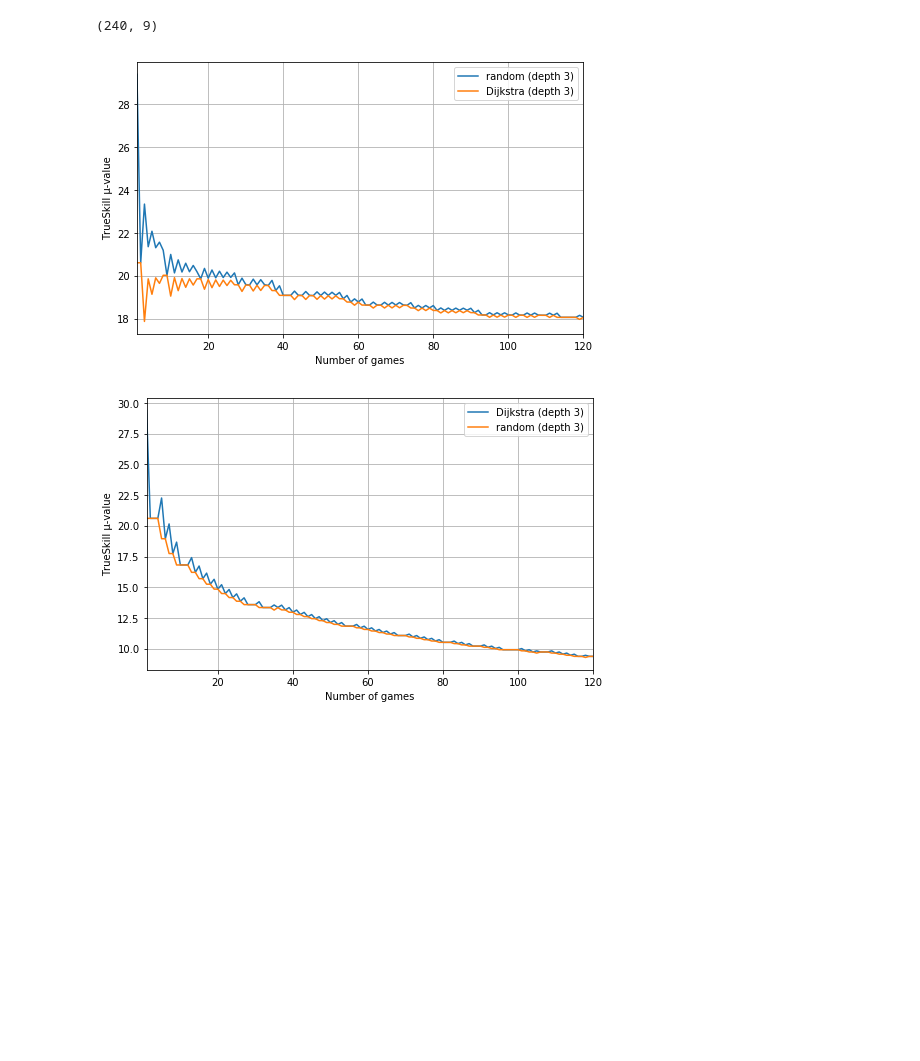
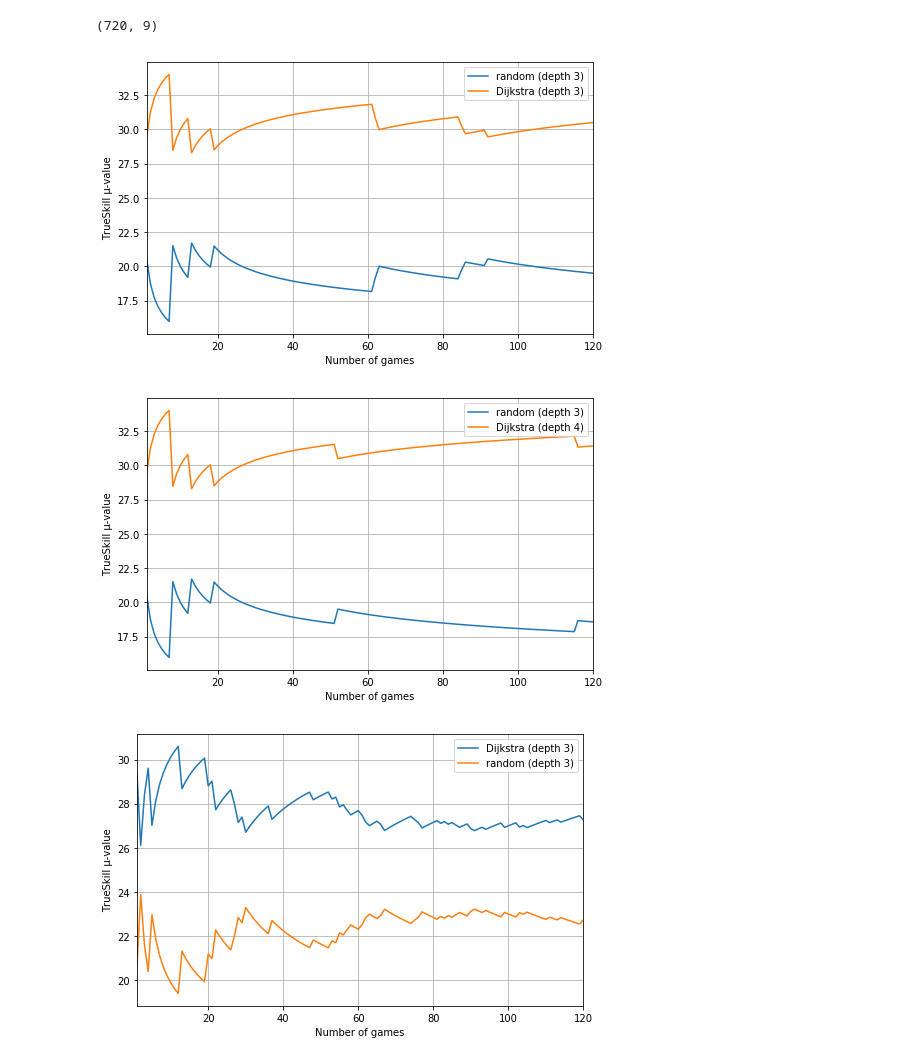
Before and after one commit to hieronx/rl, a Jupyter notebook: a1/search/plot.ipynb, the cells around one changed output. Drawn from its saved outputs; the diff is of its cells as text; code cells hidden in the pictures; blank space fills up the shorter version.

```diff
--- a/a1/search/plot.ipynb
+++ b/a1/search/plot.ipynb
@@ -7,27 +7,28 @@ import matplotlib.pyplot as plt
 import os
 import itertools
 # %%
-filename = "1582630224"
+filename = "1582632172"
 
 df = pd.read_csv("results/" + filename + ".csv", index_col=None, header=0)
 df.shape
 # %% [output]
-(240, 9)
+(720, 9)
 # %%
-players = [{ 'depth': 3, 'eval': 'random' }, { 'depth': 3, 'eval': 'Dijkstra' }]
+players = [{ 'depth': 3, 'eval': 'random' }, { 'depth': 3, 'eval': 'Dijkstra' }, { 'depth': 4, 'eval': 'Dijkstra' }]
 
 if not os.path.exists('plots'): os.makedirs('plots')
 
 for i, (p1, p2) in enumerate(itertools.permutations(players, 2)):
     games = df[(df['p1_depth'] == p1['depth']) & (df['p1_eval'] == p1['eval']) & (df['p2_depth'] == p2['depth']) & (df['p2_eval'] == p2['eval'])]
 
     ax = games.plot(x='game_id', y=['r1_mu', 'r2_mu'], figsize=(8,5), grid=True)
 
     ax.set_xlabel("Number of games")
     ax.set_ylabel("TrueSkill μ-value")
     ax.legend([p1['eval'] + " (depth " + str(p1['depth']) + ")", p2['eval'] + " (depth " + str(p2['depth']) + ")"]);
 
     ax.get_figure().savefig('plots/' + filename + '_' + str(i) + '.pdf')
 # %% [output]
-[figure, old version]
+[figure, new version]
-[figure, old version]
+[figure, new version]
+[figure, added]
```
Also changed, not shown: parts of 1 cell of this notebook, 1 other file.
